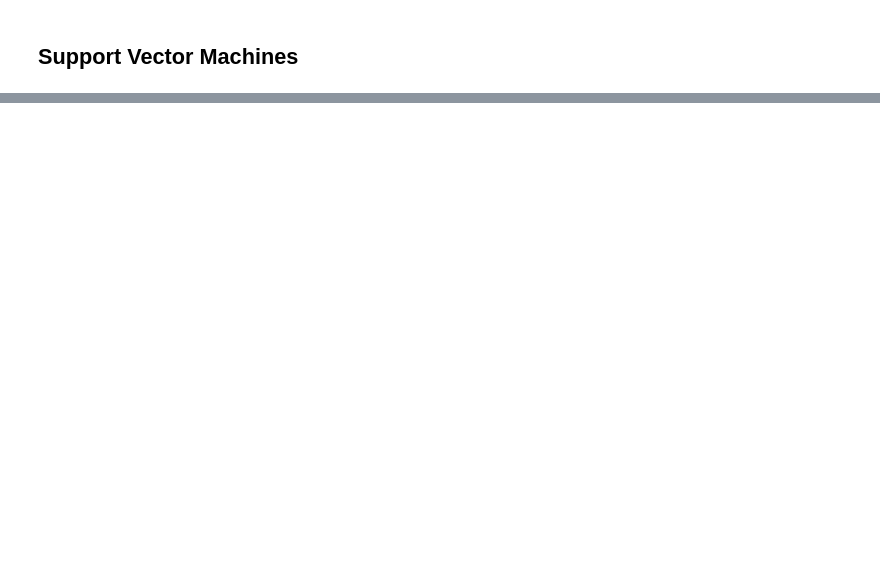
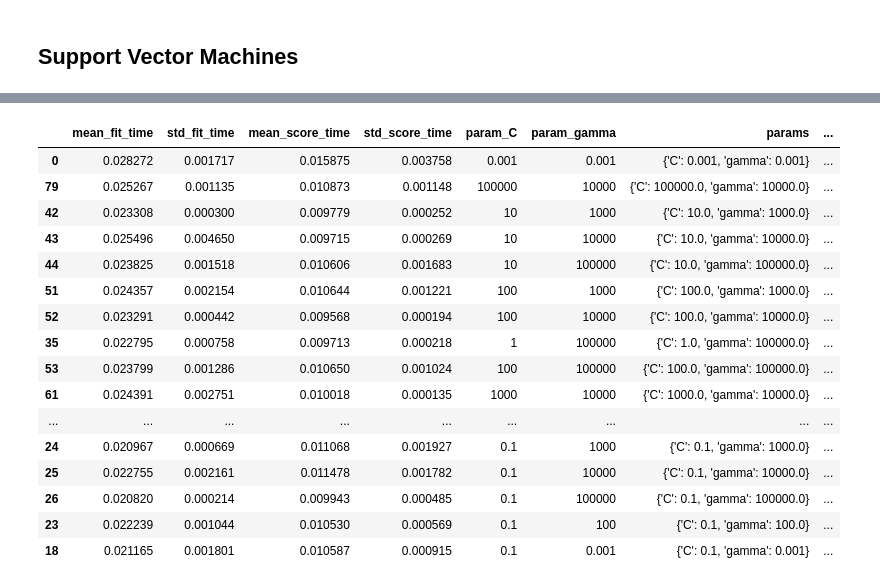
Before and after one commit to KarlDavidson/1000ml_Project5, a Jupyter notebook: Loan_Analysis.ipynb, the cells around one changed output, grey strips where cells are left out. Saved outputs shown, nothing was run; the diff lists cells and outputs as text; code cells hidden in the pictures; blank space fills up the shorter version.

```diff
--- a/Loan_Analysis.ipynb
+++ b/Loan_Analysis.ipynb
@@ -556,0 +722,9 @@ gs_dtc_results.sort_values(by='rank_test_F1').head()
+# %%
+sv_model = SVC(random_state=None, class_weight='balanced',
+               C=1,
+               kernel='poly',
+               coef0=1,
+               degree=200
+               #gamma=0.1
+              )
+sv_model.fit(x_train_scale,y_train)
@@ -556,0 +763,2 @@ gs_dtc_results.sort_values(by='rank_test_F1').head()
+# %%
+gs_svm.fit(x_train_scale,y_train)
@@ -558,0 +794,14 @@ gs_dtc_results.sort_values(by='rank_test_F1').head()
+# %%
+params_rbf = {'C':np.logspace(-3,5,9),
+              'gamma':np.logspace(-3,5,9),
+             }
+scores = {'prec':'precision',
+          'F1':'f1',
+          'rec':'recall'
+         }
+gs_svm_rbf = GridSearchCV(SVC(class_weight='balanced',random_state=3, kernel = 'rbf'),
+                      params_rbf,
+                      scoring = scores,
+                      refit = 'prec')
+# %%
+gs_svm_rbf.fit(x_train_scale,y_train)
@@ -558,0 +839,21 @@ gs_dtc_results.sort_values(by='rank_test_F1').head()
+# %%
+gs_svm_rbf_results = pd.DataFrame(gs_svm_rbf.cv_results_)
+gs_svm_rbf_results.sort_values(by='rank_test_F1')
+# %% [output]
+|  | mean_fit_time | std_fit_time | mean_score_time | std_score_time | param_C | param_gamma | params | ... |
+| 0 | 0.028272 | 0.001717 | 0.015875 | 0.003758 | 0.001 | 0.001 | {'C': 0.001, 'gamma': 0.001} | ... |
+| 79 | 0.025267 | 0.001135 | 0.010873 | 0.001148 | 100000 | 10000 | {'C': 100000.0, 'gamma': 10000.0} | ... |
+| 42 | 0.023308 | 0.000300 | 0.009779 | 0.000252 | 10 | 1000 | {'C': 10.0, 'gamma': 1000.0} | ... |
+| 43 | 0.025496 | 0.004650 | 0.009715 | 0.000269 | 10 | 10000 | {'C': 10.0, 'gamma': 10000.0} | ... |
+| 44 | 0.023825 | 0.001518 | 0.010606 | 0.001683 | 10 | 100000 | {'C': 10.0, 'gamma': 100000.0} | ... |
+| 51 | 0.024357 | 0.002154 | 0.010644 | 0.001221 | 100 | 1000 | {'C': 100.0, 'gamma': 1000.0} | ... |
+| 52 | 0.023291 | 0.000442 | 0.009568 | 0.000194 | 100 | 10000 | {'C': 100.0, 'gamma': 10000.0} | ... |
+| 35 | 0.022795 | 0.000758 | 0.009713 | 0.000218 | 1 | 100000 | {'C': 1.0, 'gamma': 100000.0} | ... |
+| 53 | 0.023799 | 0.001286 | 0.010650 | 0.001024 | 100 | 100000 | {'C': 100.0, 'gamma': 100000.0} | ... |
+| 61 | 0.024391 | 0.002751 | 0.010018 | 0.000135 | 1000 | 10000 | {'C': 1000.0, 'gamma': 10000.0} | ... |
+| ... | ... | ... | ... | ... | ... | ... | ... | ... |
+| 24 | 0.020967 | 0.000669 | 0.011068 | 0.001927 | 0.1 | 1000 | {'C': 0.1, 'gamma': 1000.0} | ... |
+| 25 | 0.022755 | 0.002161 | 0.011478 | 0.001782 | 0.1 | 10000 | {'C': 0.1, 'gamma': 10000.0} | ... |
+| 26 | 0.020820 | 0.000214 | 0.009943 | 0.000485 | 0.1 | 100000 | {'C': 0.1, 'gamma': 100000.0} | ... |
+| 23 | 0.022239 | 0.001044 | 0.010530 | 0.000569 | 0.1 | 100 | {'C': 0.1, 'gamma': 100.0} | ... |
+| 18 | 0.021165 | 0.001801 | 0.010587 | 0.000915 | 0.1 | 0.001 | {'C': 0.1, 'gamma': 0.001} | ... |
```
Also changed, not shown: parts of 75 cells of this notebook.
